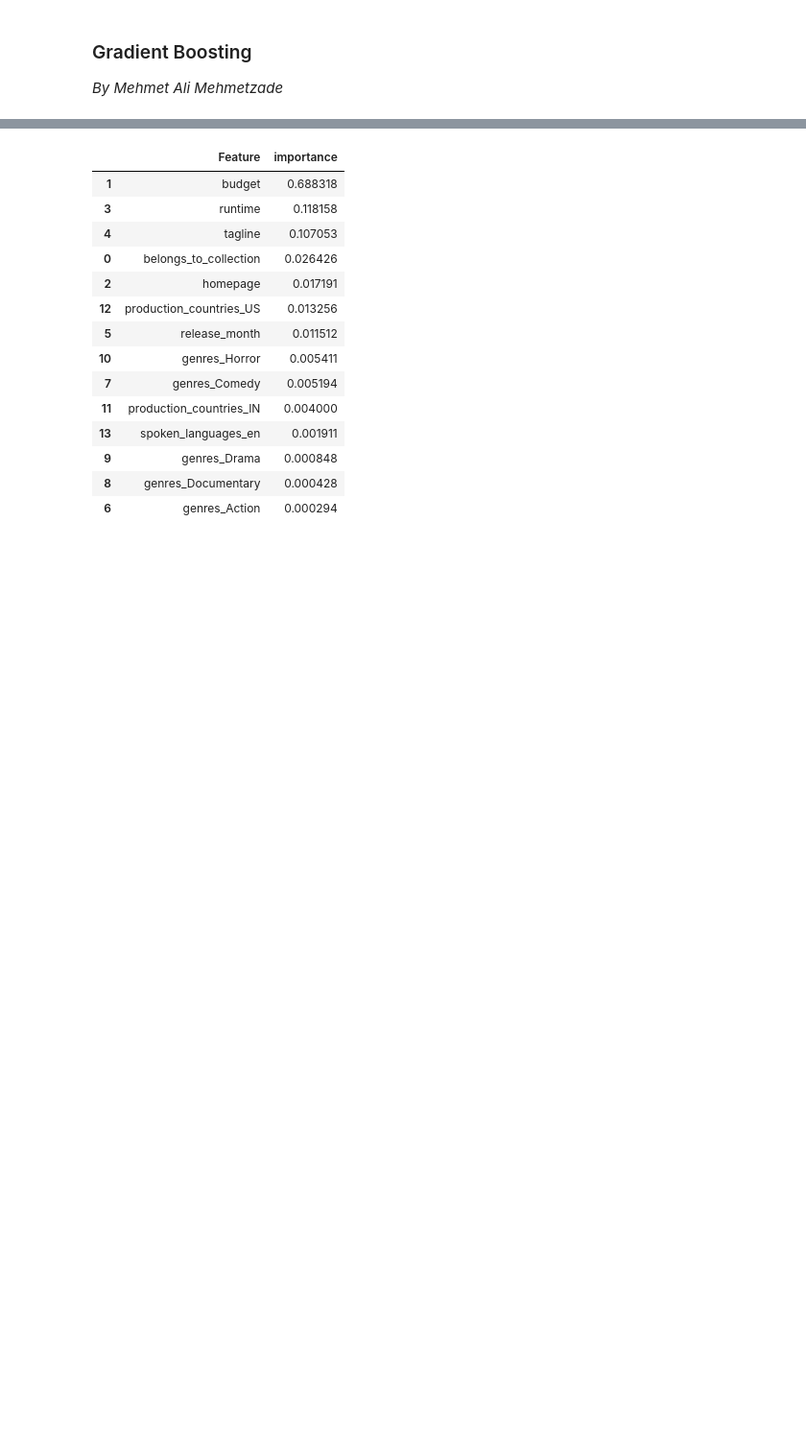
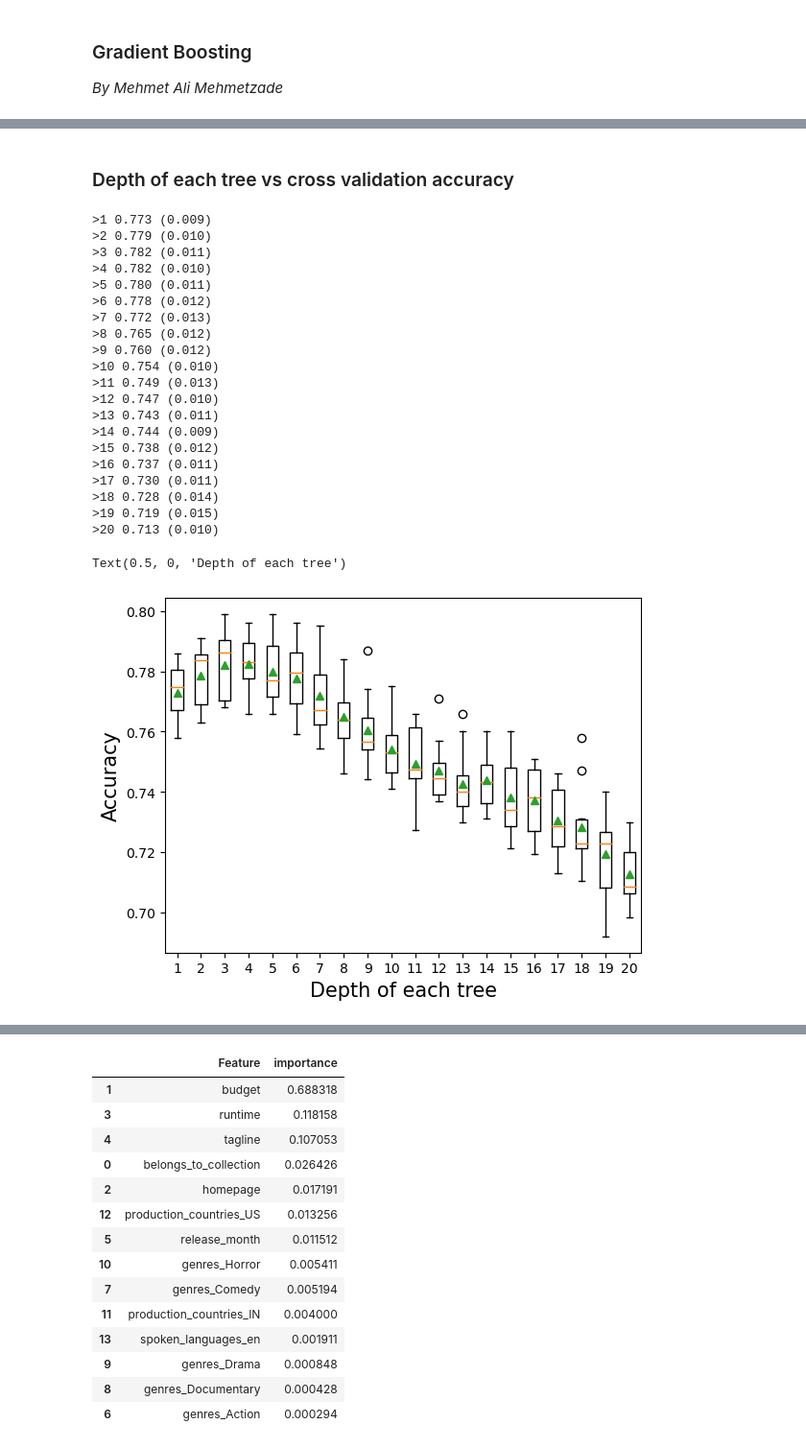
Before and after one commit to STShark00/Team-Meat, a Jupyter notebook: Project Report Template.ipynb, the cells around one changed output, grey strips where cells are left out. Shown at 96% size. Drawn from its saved outputs; the diff is of its cells as text; code cells hidden in the pictures; blank space fills up the shorter version.

```diff
--- a/Project Report Template.ipynb
+++ b/Project Report Template.ipynb
@@ -310,0 +398,58 @@ model_gb = GradientBoostingClassifier(random_state=1,max_depth=2,learning_rate=0
+# %% [markdown]
+### Depth of each tree vs cross validation accuracy
+# %%
+# get a list of models to evaluate
+def get_models():
+    models = dict()
+    # explore depths from 1 to 10
+    for i in range(1,21):
+        # define ensemble model
+        models[str(i)] = GradientBoostingClassifier(random_state=1,max_depth=i)
+    return models
+
+# evaluate a given model using cross-validation
+def evaluate_model(model, X, y):
+    # define the evaluation procedure
+    cv = StratifiedKFold(n_splits=10, shuffle=True, random_state=1)
+    # evaluate the model and collect the results
+    scores = cross_val_score(model, X_train, y_train.values.ravel(), scoring='accuracy', cv=cv, n_jobs=-1)
+    return scores
+
+# get the models to evaluate
+models = get_models()
+# evaluate the models and store results
+results, names = list(), list()
+for name, model in models.items():
+    # evaluate the model
+    scores = evaluate_model(model, X_train, y_train.values.ravel())
+    # store the results
+    results.append(scores)
+    names.append(name)
+    # summarize the performance along the way
+    print('>%s %.3f (%.3f)' % (name, np.mean(scores), np.std(scores)))
+plt.boxplot(results, labels=names, showmeans=True)
+plt.ylabel('Accuracy',fontsize=15)
+plt.xlabel('Depth of each tree',fontsize=15)
+# %% [output]
+>1 0.773 (0.009)
+>2 0.779 (0.010)
+>3 0.782 (0.011)
+>4 0.782 (0.010)
+>5 0.780 (0.011)
+>6 0.778 (0.012)
+>7 0.772 (0.013)
+>8 0.765 (0.012)
+>9 0.760 (0.012)
+>10 0.754 (0.010)
+>11 0.749 (0.013)
+>12 0.747 (0.010)
+>13 0.743 (0.011)
+>14 0.744 (0.009)
+>15 0.738 (0.012)
+>16 0.737 (0.011)
+>17 0.730 (0.011)
+>18 0.728 (0.014)
+>19 0.719 (0.015)
+>20 0.713 (0.010)
+Text(0.5, 0, 'Depth of each tree')
+[figure, added]
```
Also changed, not shown: parts of 31 cells of this notebook.
